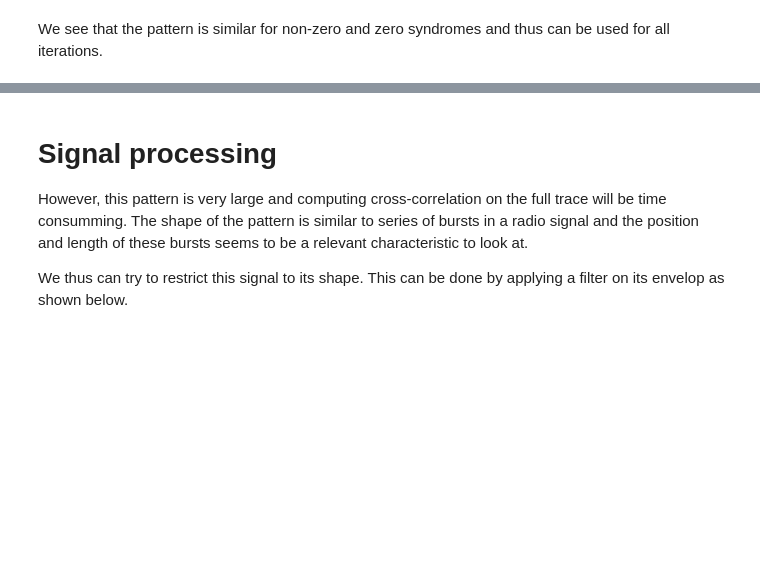
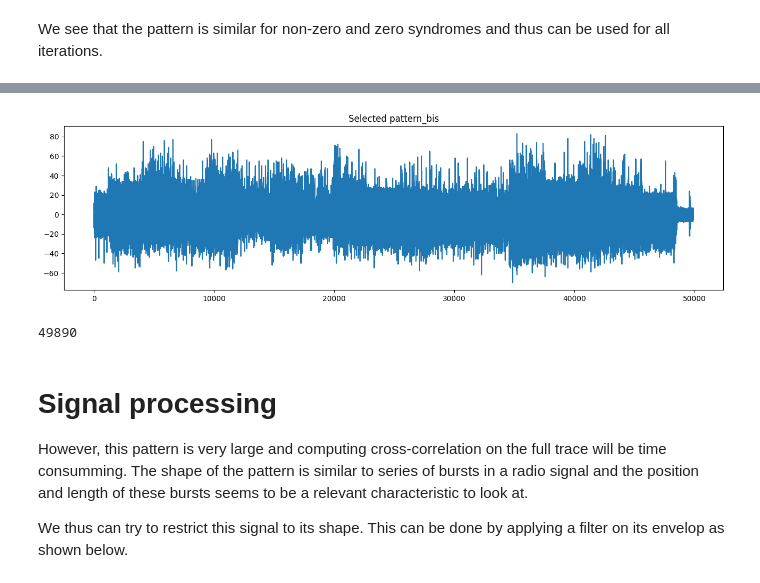
Before and after one commit to Bolster2k/sca-bike, a Jupyter notebook: Outer-Iterations Detection (C implementation).ipynb, the cells around one changed output, grey strips where cells are left out. Cells and saved outputs as stored; diff of their text form; code cells hidden in the pictures; blank space fills up the shorter version.

```diff
--- a/Outer-Iterations Detection (C implementation).ipynb
+++ b/Outer-Iterations Detection (C implementation).ipynb
@@ -141,3 +143,15 @@ print(len(pattern))
+# %%
+pattern_bis = curves[0][34712500+zoom-decal:34712500+delta+bruh+zoom_right-decal]
+fig = plt.figure(figsize=[16,4])
+ax = fig.gca()
+ax.plot(pattern_bis)
+ax.set_title("Selected pattern_bis")
+plt.show()
+np.save(os.path.join(tmp_directory,'raw_outer_iteration_pattern_bis.npy'),pattern_bis)
+print(len(pattern_bis))
+# %% [output]
+[figure, added]
+49890
 # %% [markdown]
 # Signal processing
 
```
Also changed, not shown: parts of 8 cells of this notebook.
